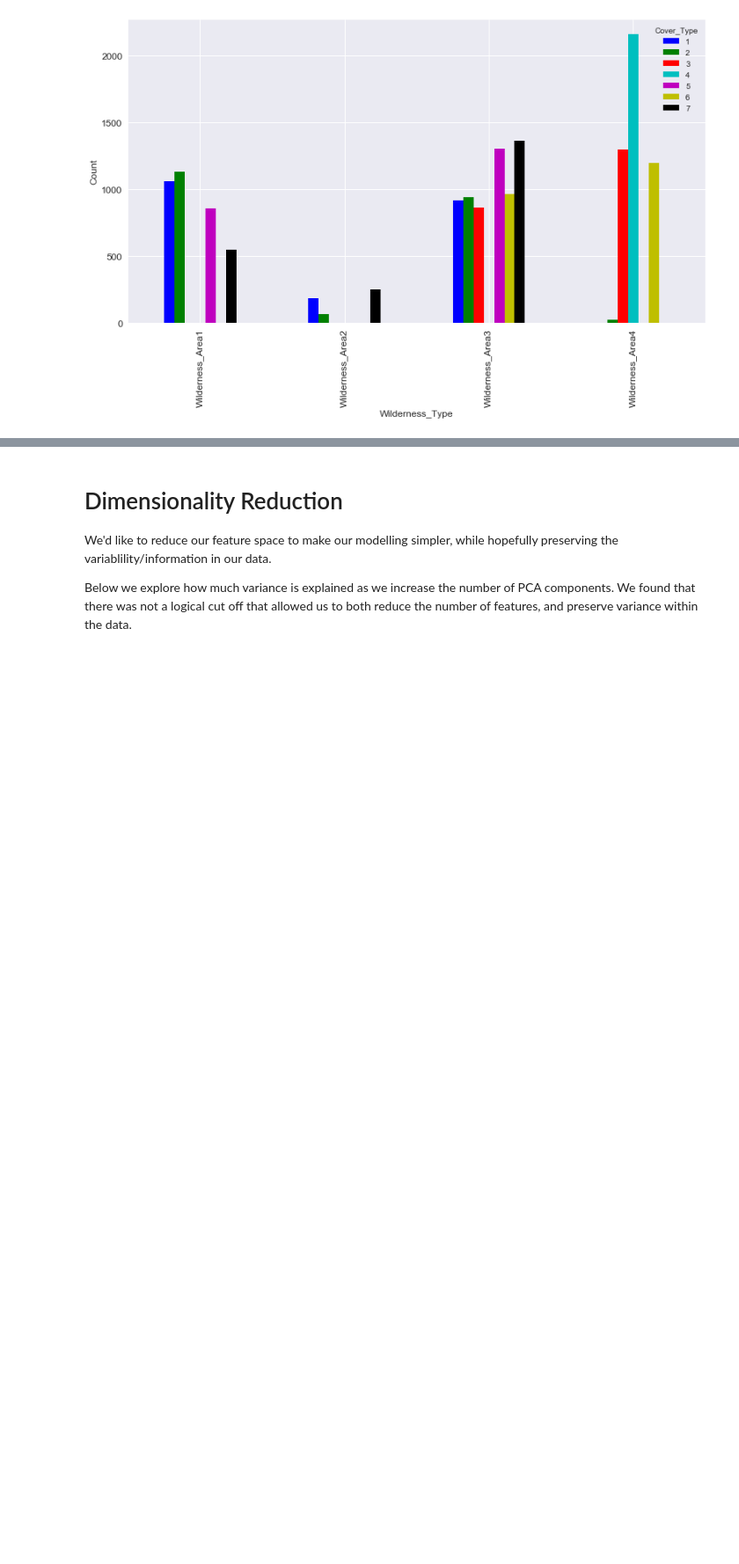
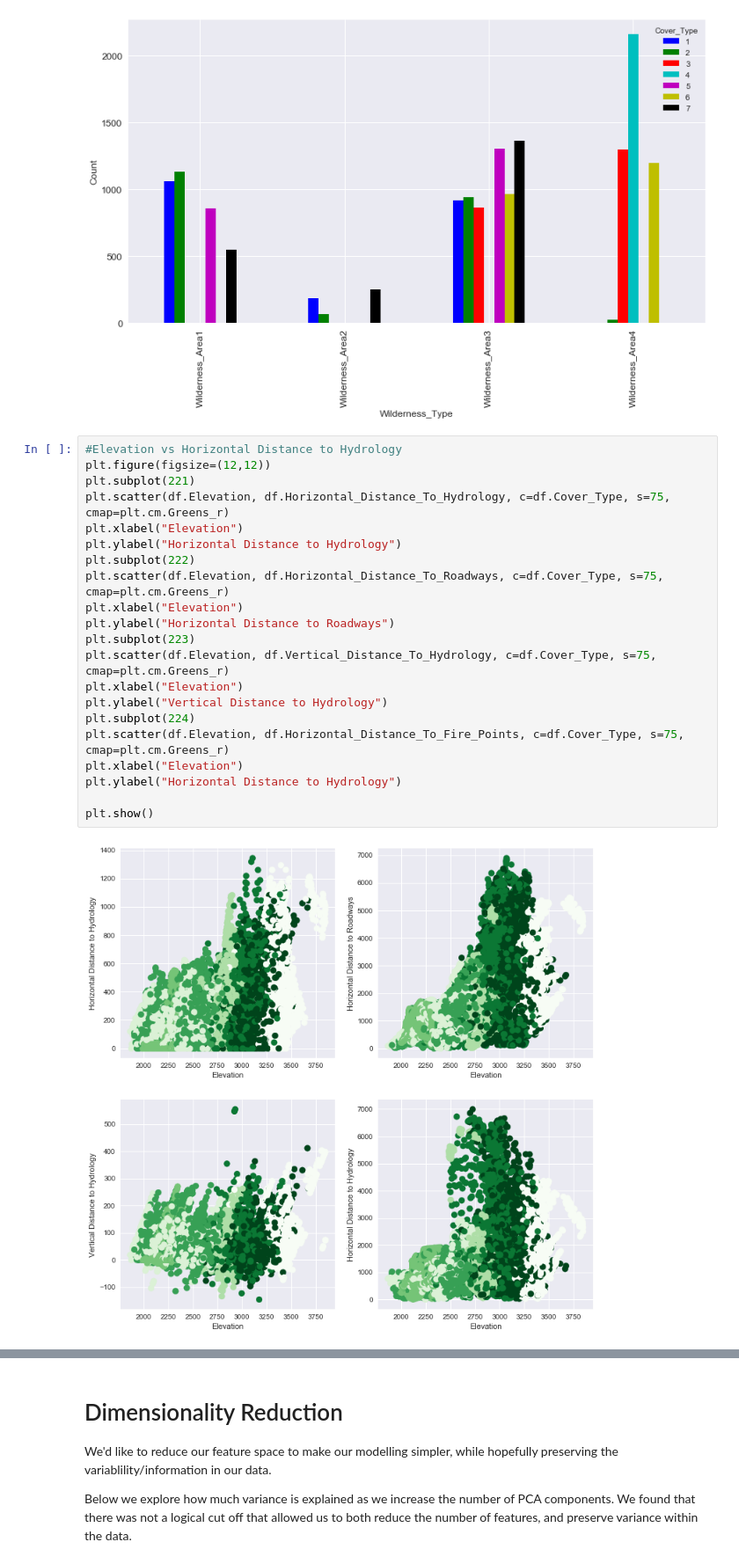
Before and after one commit to chingnaw/W207_Final, a Jupyter notebook: notebooks/Forest_Cover_FINAL.ipynb, the cells around one changed output, grey strips where cells are left out. Shown at 88% size. Drawn from its saved outputs; the diff is of its cells as text; blank space fills up the shorter version.

```diff
--- a/notebooks/Forest_Cover_FINAL.ipynb
+++ b/notebooks/Forest_Cover_FINAL.ipynb
@@ -213,3 +223,26 @@ ax.set_ylabel("Count", fontsize=12)
 plt.show()
 # %% [output]
 [figure]
+# %%
+#Elevation vs Horizontal Distance to Hydrology
+plt.figure(figsize=(12,12))
+plt.subplot(221)
+plt.scatter(df.Elevation, df.Horizontal_Distance_To_Hydrology, c=df.Cover_Type, s=75, cmap=plt.cm.Greens_r)
+plt.xlabel("Elevation")
+plt.ylabel("Horizontal Distance to Hydrology")
+plt.subplot(222)
+plt.scatter(df.Elevation, df.Horizontal_Distance_To_Roadways, c=df.Cover_Type, s=75, cmap=plt.cm.Greens_r)
+plt.xlabel("Elevation")
+plt.ylabel("Horizontal Distance to Roadways")
+plt.subplot(223)
+plt.scatter(df.Elevation, df.Vertical_Distance_To_Hydrology, c=df.Cover_Type, s=75, cmap=plt.cm.Greens_r)
+plt.xlabel("Elevation")
+plt.ylabel("Vertical Distance to Hydrology")
+plt.subplot(224)
+plt.scatter(df.Elevation, df.Horizontal_Distance_To_Fire_Points, c=df.Cover_Type, s=75, cmap=plt.cm.Greens_r)
+plt.xlabel("Elevation")
+plt.ylabel("Horizontal Distance to Hydrology")
+
+plt.show()
+# %% [output]
+[figure, added]
```
Also changed, not shown: parts of 17 cells of this notebook.
